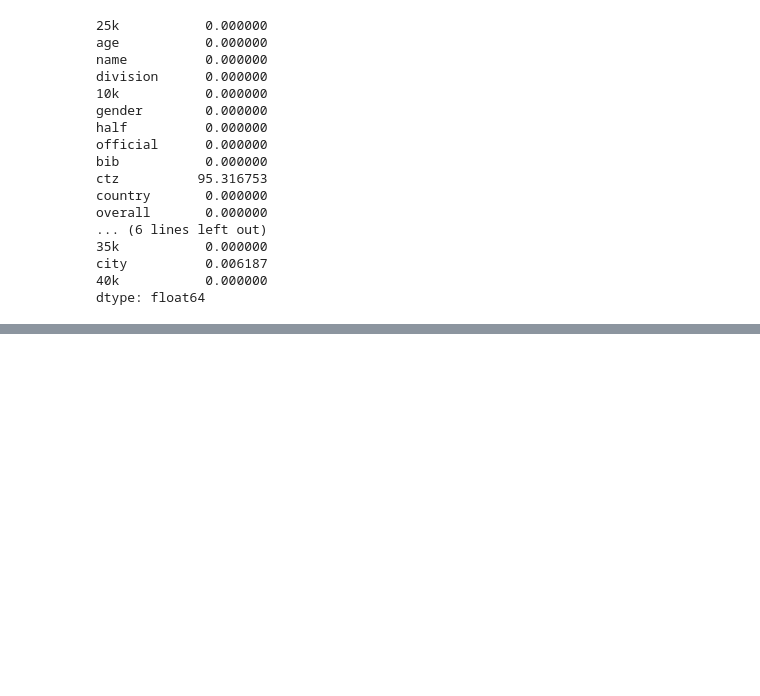
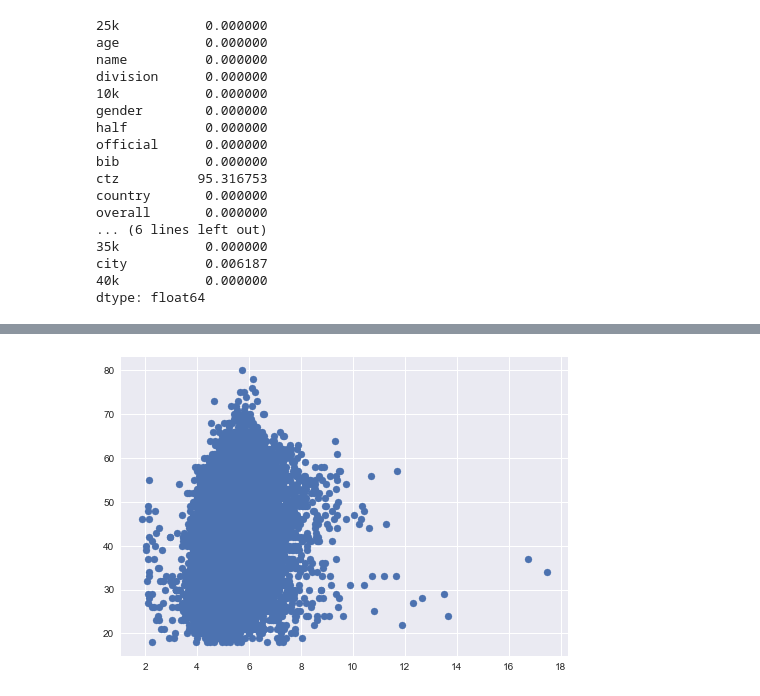
Before and after one commit to gurkpet/Thinkful-Lessons, a Jupyter notebook: Thinkful 4.2/Boston+Marathon.ipynb, the cells around one changed output, grey strips where cells are left out. Saved outputs shown, nothing was run; the diff lists cells and outputs as text; code cells hidden in the pictures; blank space fills up the shorter version.

```diff
--- a/Thinkful 4.2/Boston+Marathon.ipynb
+++ b/Thinkful 4.2/Boston+Marathon.ipynb
@@ -115,0 +103,5 @@ test = df2[['5k','overall']]
+# %%
+plt.scatter(df2['last5pace'], df2['age'])
+plt.show()
+# %% [output]
+[figure, added]
```
Also changed, not shown: parts of 14 cells of this notebook.
